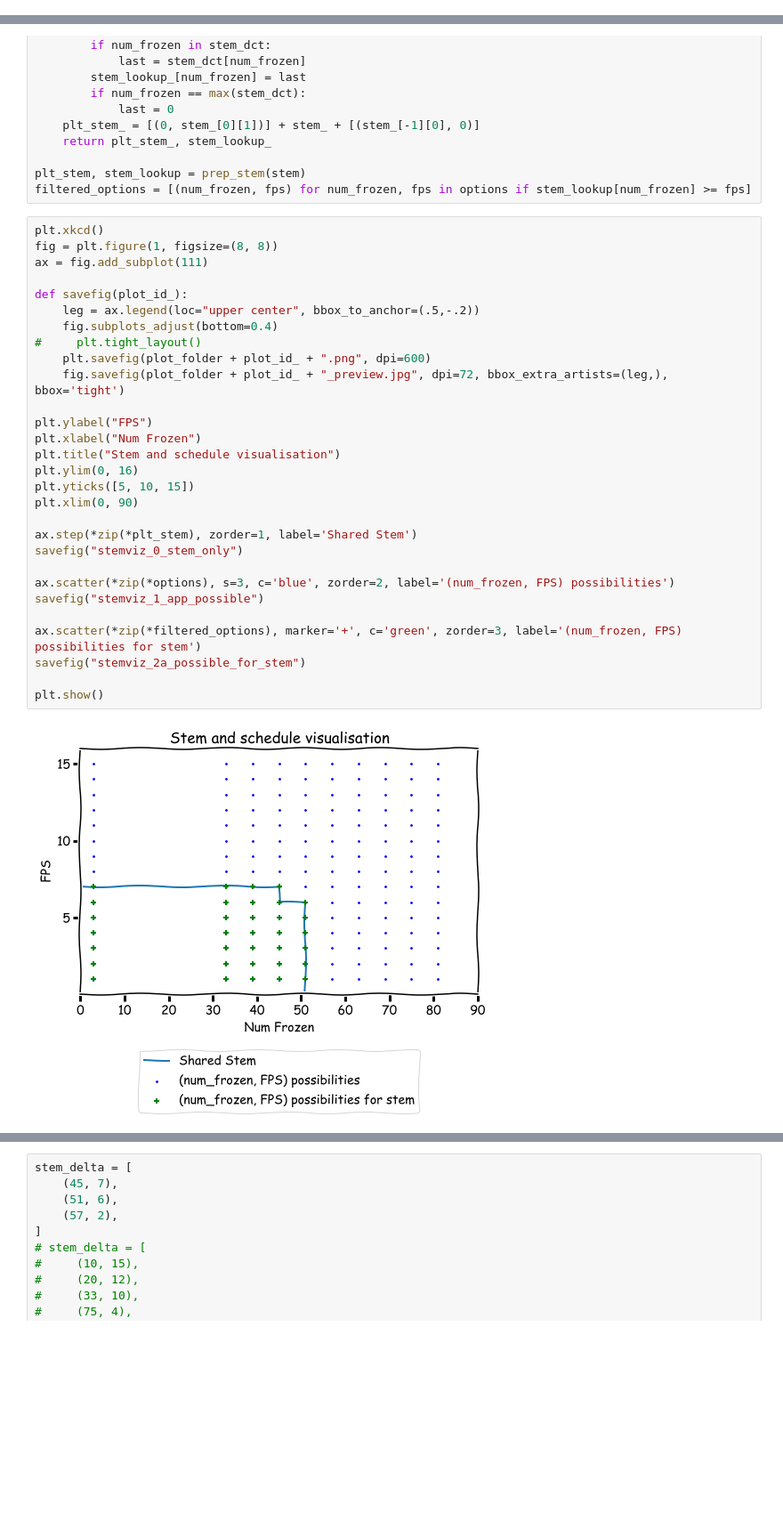
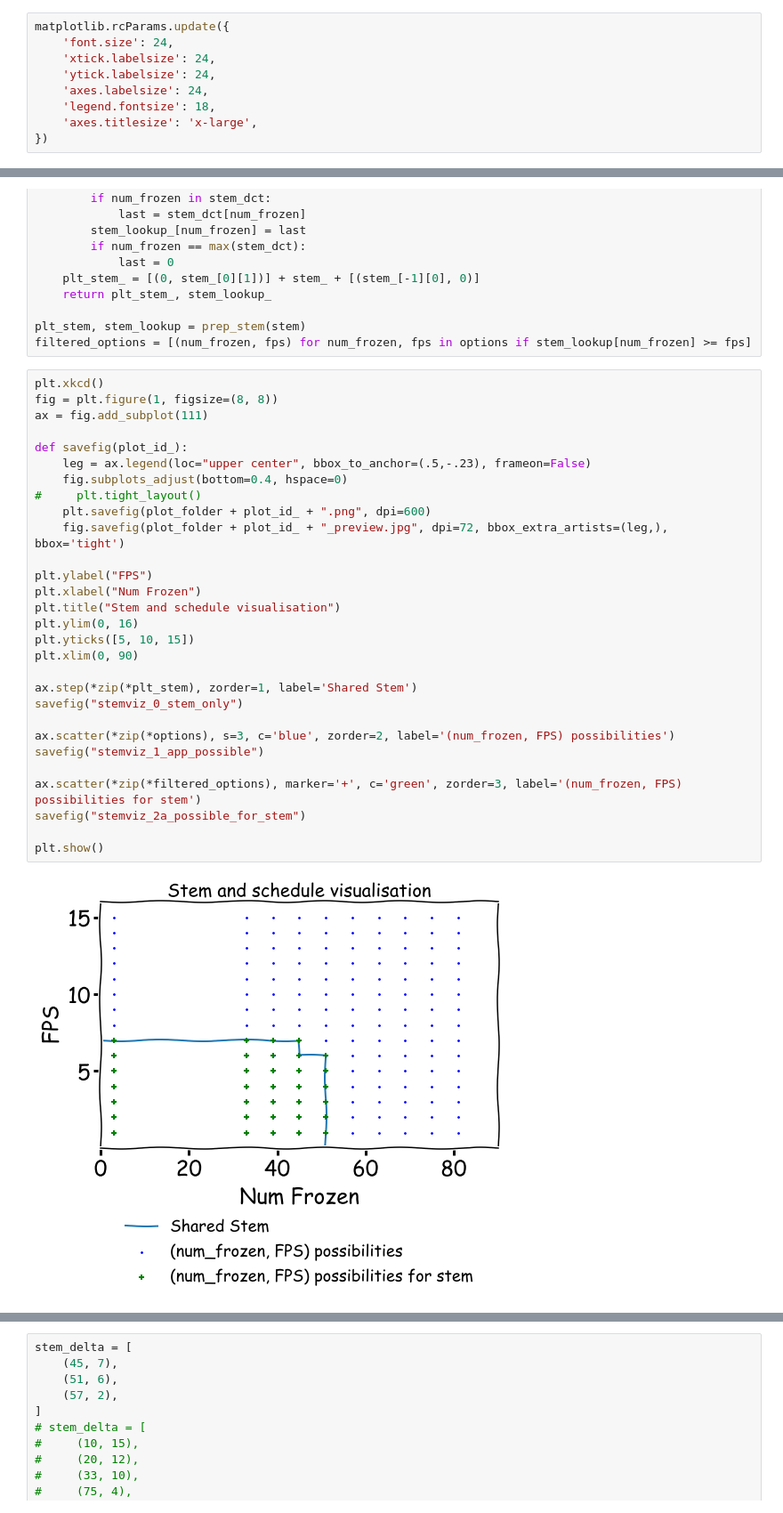
Before and after one commit to angelajiang/mainstream-analysis, a Jupyter notebook: notebooks/stem-graph-xkcd.ipynb, the cells around one changed output, grey strips where cells are left out. Shown at 89% size. Cells and saved outputs as stored; diff of their text form; blank space fills up the shorter version.

```diff
--- a/notebooks/stem-graph-xkcd.ipynb
+++ b/notebooks/stem-graph-xkcd.ipynb
@@ -6,6 +7,15 @@ sys.path.append('../../mainstream/src/scheduler')
 sys.path.append('../../mainstream/data')
 import scheduler_util
 plot_folder = "../plots/stems/"
+# %%
+matplotlib.rcParams.update({
+    'font.size': 24,
+    'xtick.labelsize': 24,
+    'ytick.labelsize': 24,
+    'axes.labelsize': 24,
+    'legend.fontsize': 18,
+    'axes.titlesize': 'x-large',
+})
 # %%
 num_frozens = [33,45,51,39]
 fpses = [7,7,6,7]
@@ -52,31 +62,31 @@ filtered_options = [(num_frozen, fps) for num_frozen, fps in options if stem_loo
 # %%
 plt.xkcd()
 fig = plt.figure(1, figsize=(8, 8))
 ax = fig.add_subplot(111)
 
 def savefig(plot_id_):
-    leg = ax.legend(loc="upper center", bbox_to_anchor=(.5,-.2))
-    fig.subplots_adjust(bottom=0.4)
+    leg = ax.legend(loc="upper center", bbox_to_anchor=(.5,-.23), frameon=False)
+    fig.subplots_adjust(bottom=0.4, hspace=0)
 #     plt.tight_layout()
     plt.savefig(plot_folder + plot_id_ + ".png", dpi=600)
     fig.savefig(plot_folder + plot_id_ + "_preview.jpg", dpi=72, bbox_extra_artists=(leg,), bbox='tight')
 
 plt.ylabel("FPS")
 plt.xlabel("Num Frozen")
 plt.title("Stem and schedule visualisation")
 plt.ylim(0, 16)
 plt.yticks([5, 10, 15])
 plt.xlim(0, 90)
 
 ax.step(*zip(*plt_stem), zorder=1, label='Shared Stem')
 savefig("stemviz_0_stem_only")
 
 ax.scatter(*zip(*options), s=3, c='blue', zorder=2, label='(num_frozen, FPS) possibilities')
 savefig("stemviz_1_app_possible")
 
 ax.scatter(*zip(*filtered_options), marker='+', c='green', zorder=3, label='(num_frozen, FPS) possibilities for stem')
 savefig("stemviz_2a_possible_for_stem")
 
 plt.show()
 # %% [output]
-[figure, old version]
+[figure, new version]
```
Also changed, not shown: parts of 4 cells of this notebook, 3 other files.
